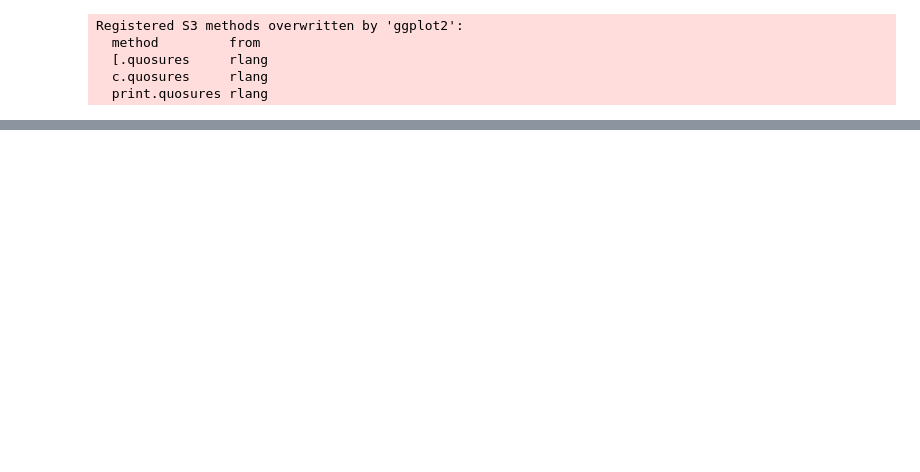
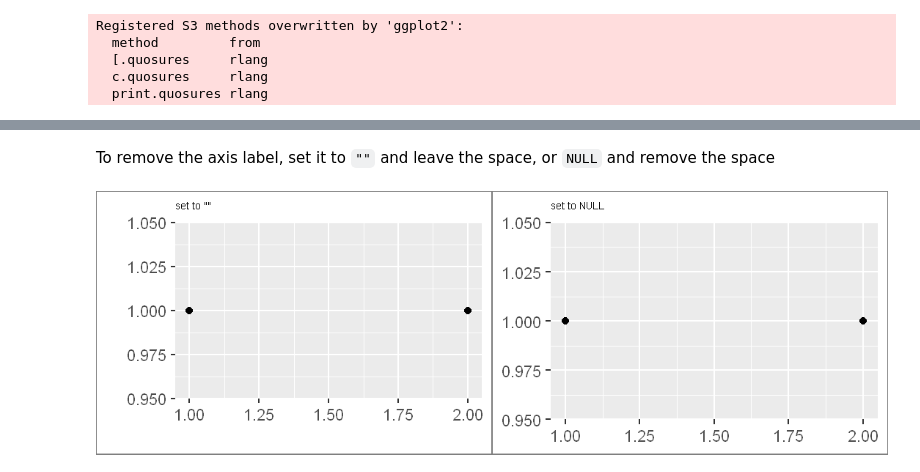
Before and after one commit to XavierOwen/Notes, a Jupyter notebook: Statistics/R/Elegant Graphics for Data Analysis/Chap12_Scales, axes and legends.ipynb, the cells around one changed output, grey strips where cells are left out. Drawn from its saved outputs; the diff is of its cells as text; code cells hidden in the pictures; blank space fills up the shorter version.

```diff
--- a/Statistics/R/Elegant Graphics for Data Analysis/Chap12_Scales, axes and legends.ipynb
+++ b/Statistics/R/Elegant Graphics for Data Analysis/Chap12_Scales, axes and legends.ipynb
@@ -73,0 +145,11 @@ Registered S3 methods overwritten by 'ggplot2':
+# %% [markdown]
+To remove the axis label, set it to `""` and leave the space, or `NULL` and remove the space
+# %%
+p <- ggplot(df, aes(x, y)) +
+  geom_point() +
+  theme(plot.background = element_rect(colour = "grey50")) + myTheme
+p1 <- p + labs(x = "",  y = "") + ggtitle("set to \"\"")
+p2 <- p + labs(x = NULL, y = NULL) + ggtitle("set to NULL")
+multiplot(p1,p2,ncol=2)
+# %% [output]
+[figure, added]
```
Also changed, not shown: parts of 50 cells of this notebook, 1 other file.
